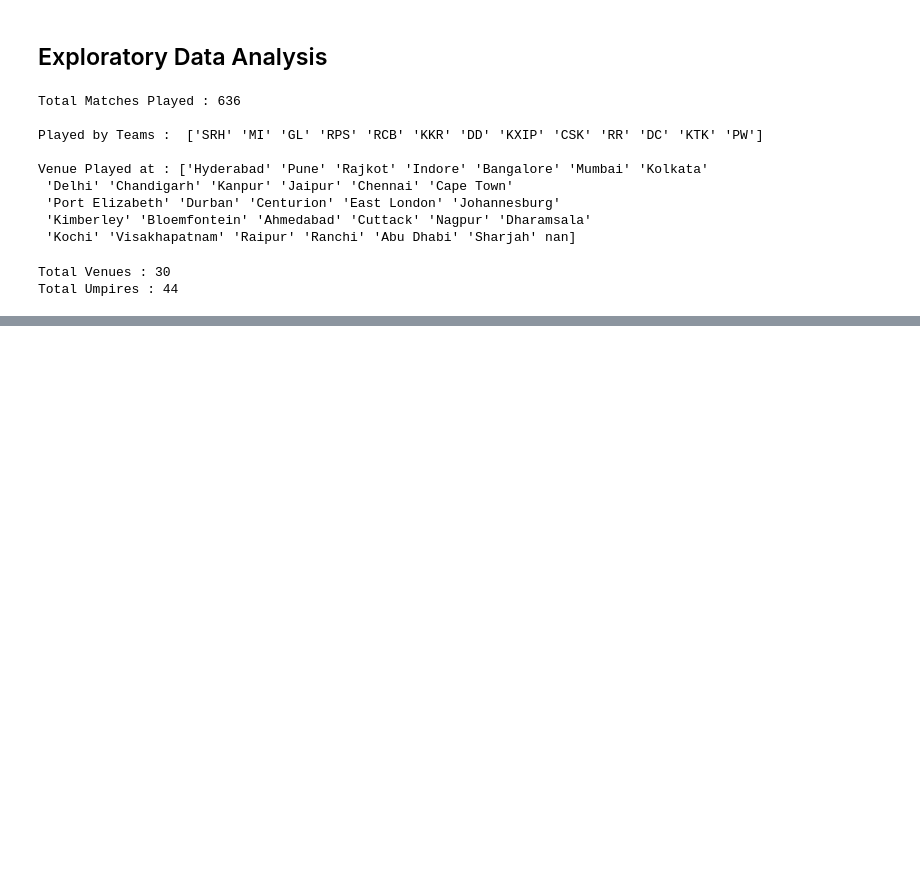
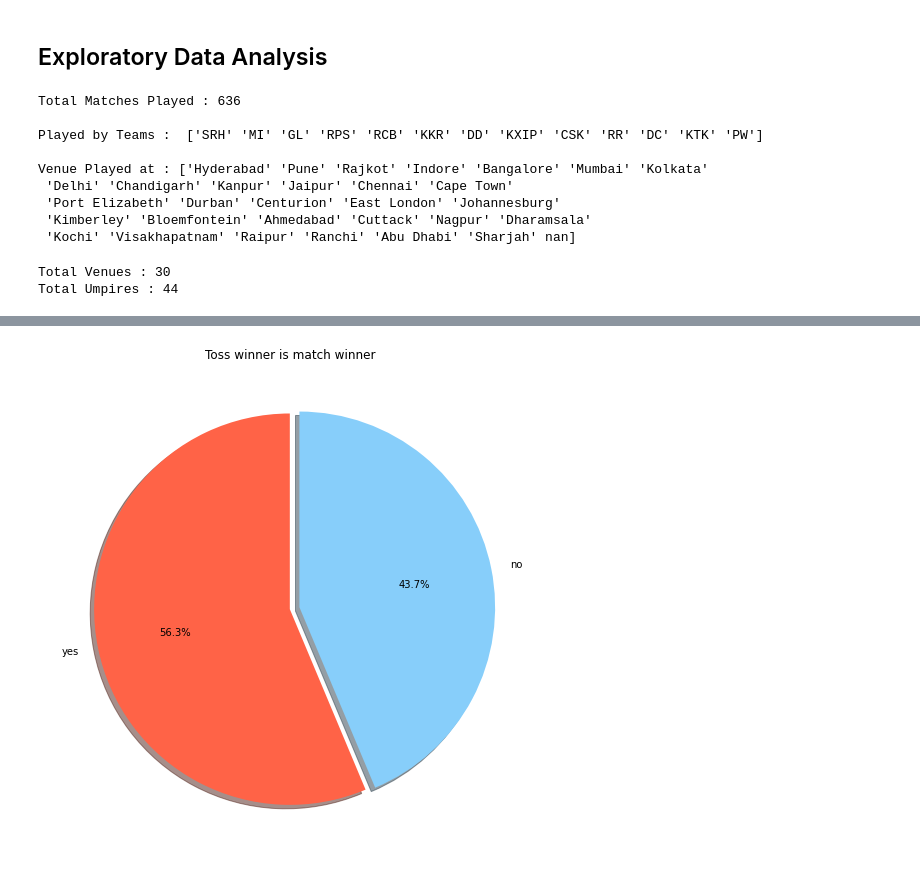
Before and after one commit to codescoop/Exploratory-Data-Analysis, a Jupyter notebook: IPL_Analysis/IPL_Analysis.ipynb, the cells around one changed output, grey strips where cells are left out. Cells and saved outputs as stored; diff of their text form; code cells hidden in the pictures; blank space fills up the shorter version.

```diff
--- a/IPL_Analysis/IPL_Analysis.ipynb
+++ b/IPL_Analysis/IPL_Analysis.ipynb
@@ -161,0 +213,11 @@ Total Umpires : 44
+# %%
+df = matches[matches["toss_winner"]==matches["winner"]]
+slices=[len(df),577-len(df)]
+labels = ["yes","no"]
+plt.pie(slices,labels=labels,startangle=90,shadow=True,explode=(0,0.05),autopct='%1.1f%%',colors=['tomato','lightskyblue'])
+fig = plt.gcf()
+fig.set_size_inches(9,9)
+plt.title("Toss winner is match winner")
+plt.show()
+# %% [output]
+[figure, added]
```
Also changed, not shown: parts of 38 cells of this notebook.
